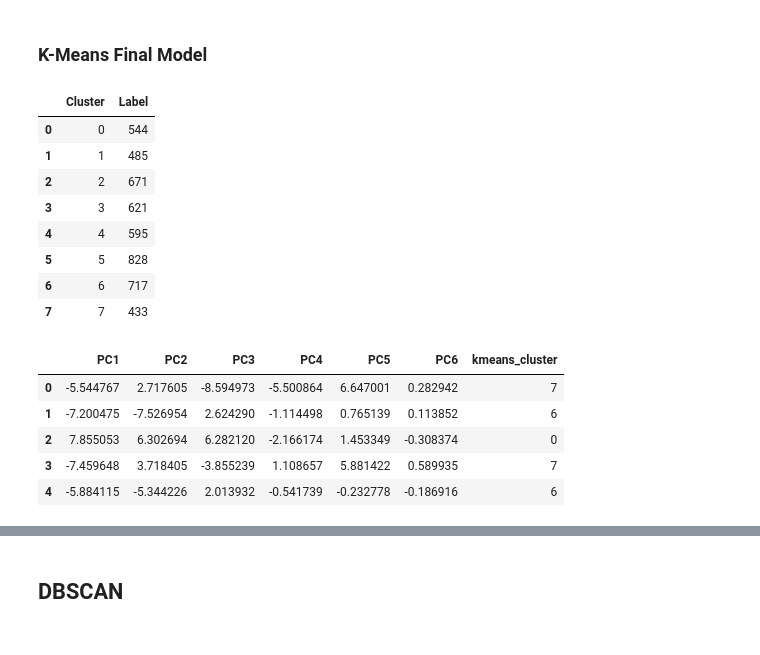
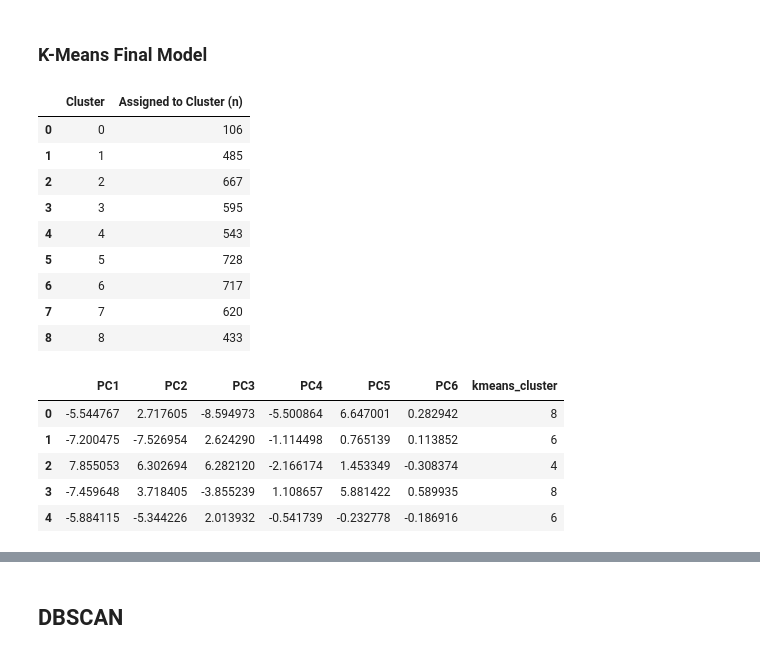
Before and after one commit to BrentonGraham/biomedical-ml-anschutz, a Jupyter notebook: 5. Clustering/Clustering.ipynb, the cells around one changed output, grey strips where cells are left out. Drawn from its saved outputs; the diff is of its cells as text; code cells hidden in the pictures.

```diff
--- a/5. Clustering/Clustering.ipynb
+++ b/5. Clustering/Clustering.ipynb
@@ -142,32 +143,33 @@ plt.show()
 ### K-Means Final Model
 # %%
 # Fit model
-kmeans_clusterer = KMeans(n_clusters=8)
+kmeans_clusterer = KMeans(n_clusters=9, random_state=0)
 kmeans = kmeans_clusterer.fit(X_reduced)
 
 # Display number of observations assigned to each cluster
-kmeans_labels, label_counts = np.unique(kmeans.labels_, return_counts=True)
+kmeans_labels, kmeans_label_counts = np.unique(kmeans.labels_, return_counts=True)
 pd.DataFrame({
     "Cluster": kmeans_labels,
-    "Label": label_counts
+    "Assigned to Cluster (n)": kmeans_label_counts
 })
 # %% [output]
-|  | Cluster | Label |
-| 0 | 0 | 544 |
+|  | Cluster | Assigned to Cluster (n) |
+| 0 | 0 | 106 |
 | 1 | 1 | 485 |
-| 2 | 2 | 671 |
-| 3 | 3 | 621 |
-| 4 | 4 | 595 |
-| 5 | 5 | 828 |
+| 2 | 2 | 667 |
+| 3 | 3 | 595 |
+| 4 | 4 | 543 |
+| 5 | 5 | 728 |
 | 6 | 6 | 717 |
-| 7 | 7 | 433 |
+| 7 | 7 | 620 |
+| 8 | 8 | 433 |
 # %%
 X_reducedDF['kmeans_cluster'] = kmeans.labels_
 X_reducedDF.head(5)
 # %% [output]
 |  | PC1 | PC2 | PC3 | PC4 | PC5 | PC6 | kmeans_cluster |
-| 0 | -5.544767 | 2.717605 | -8.594973 | -5.500864 | 6.647001 | 0.282942 | 7 |
+| 0 | -5.544767 | 2.717605 | -8.594973 | -5.500864 | 6.647001 | 0.282942 | 8 |
 | 1 | -7.200475 | -7.526954 | 2.624290 | -1.114498 | 0.765139 | 0.113852 | 6 |
-| 2 | 7.855053 | 6.302694 | 6.282120 | -2.166174 | 1.453349 | -0.308374 | 0 |
-| 3 | -7.459648 | 3.718405 | -3.855239 | 1.108657 | 5.881422 | 0.589935 | 7 |
+| 2 | 7.855053 | 6.302694 | 6.282120 | -2.166174 | 1.453349 | -0.308374 | 4 |
+| 3 | -7.459648 | 3.718405 | -3.855239 | 1.108657 | 5.881422 | 0.589935 | 8 |
 | 4 | -5.884115 | -5.344226 | 2.013932 | -0.541739 | -0.232778 | -0.186916 | 6 |
```
Also changed, not shown: parts of 21 cells of this notebook, 1 other file.
